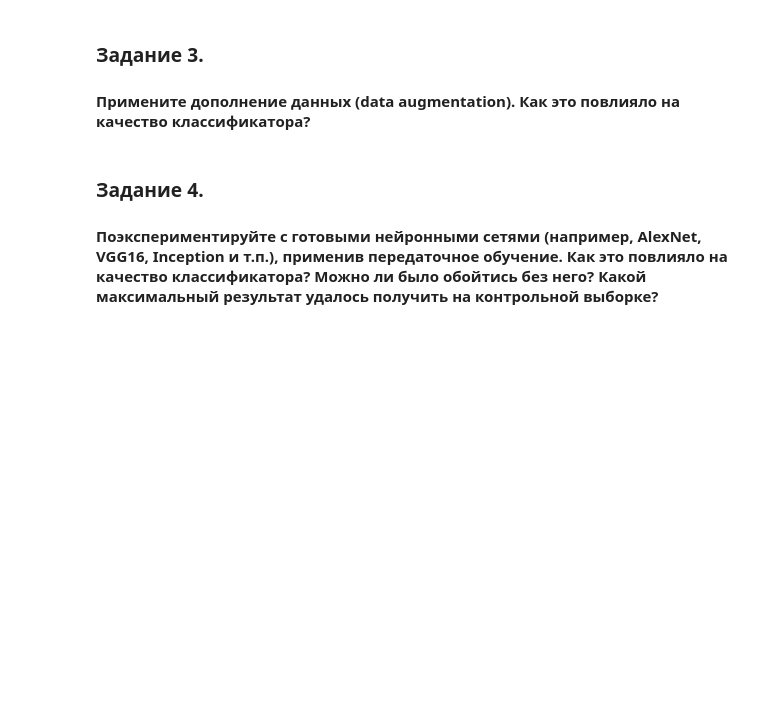
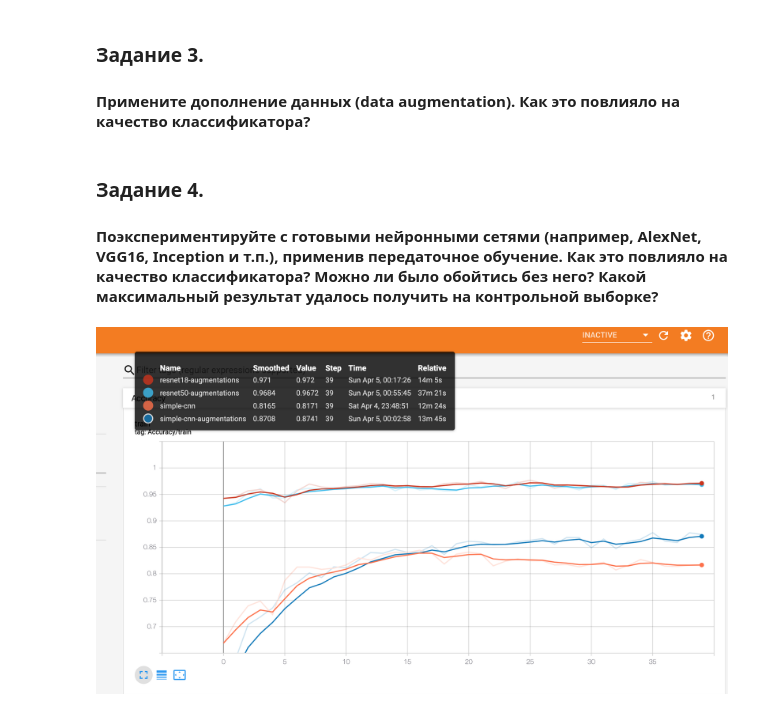
Before and after one commit to AliaksandrStasiuk/master_machine_learning_2, a Jupyter notebook: 5/Pipeline.ipynb, the cells around one changed output. Saved outputs shown, nothing was run; the diff lists cells and outputs as text; code cells hidden in the pictures; blank space fills up the shorter version.

```diff
--- a/5/Pipeline.ipynb
+++ b/5/Pipeline.ipynb
@@ -201,3 +201,8 @@ train(model, train_loader, val_loader, num_epochs,
     optimizer, criterion, logs_writer, exp_lr_scheduler, device)
 # %%
 logs_writer.close()
+# %%
+from IPython.display import Image
+Image(filename='images/Accuracy.png')
+# %% [output]
+[figure, added]
```
Also changed, not shown: parts of 1 cell of this notebook, 2 other files.
